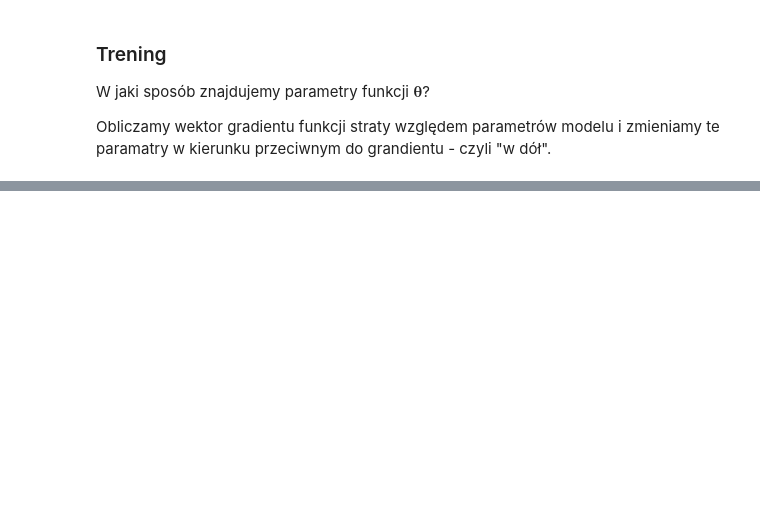
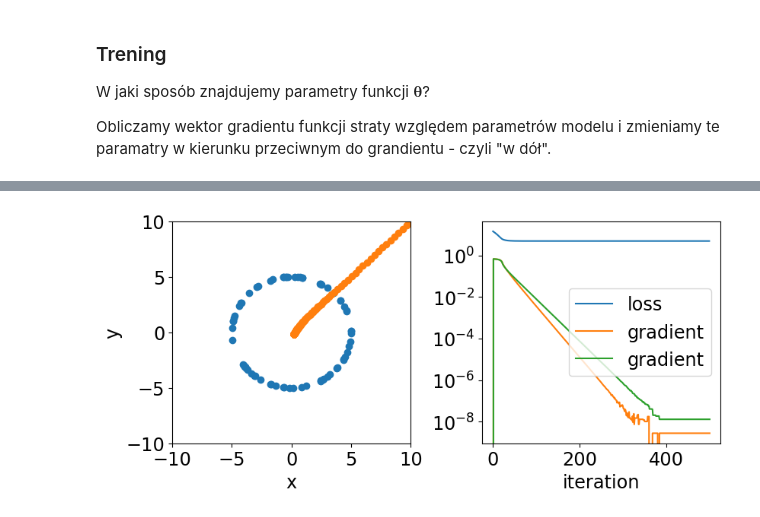
Before and after one commit to akalinow/UczenieMaszynoweII, a Jupyter notebook: 02_Uczenie_maszynowe_wprowadzenie.ipynb, the cells around one changed output, grey strips where cells are left out. Drawn from its saved outputs; the diff is of its cells as text; code cells hidden in the pictures; blank space fills up the shorter version.

```diff
--- a/02_Uczenie_maszynowe_wprowadzenie.ipynb
+++ b/02_Uczenie_maszynowe_wprowadzenie.ipynb
@@ -491,0 +778,71 @@ Jednym z najbardziej popularnych algormytów jest `adaptive moment estimation` -
+# %%
+%%time
+
+#Prepare the z dataset
+nx = 2000
+ny = 2000
+r = 5
+
+x = np.random.default_rng().uniform(-10,10,nx)
+y = np.random.default_rng().uniform(-10,10,ny)
+xv, yv = np.meshgrid(x, y)
+
+#use ineffective method to show the numpy filtering
+#abilities
+circleFilter = np.abs(xv**2 + yv**2 - r**2)<0.001
+xv = xv[circleFilter]
+yv = yv[circleFilter]
+z = np.array((xv,yv)).transpose()
+
+#BEGIN_SOLUTION
+#########
+#define loss function as a mean distance of a proposed point from
+#points in z dataset
+def lossFunction(p, z):
+    d = tf.subtract(z,p)
+    d = tf.sqrt(tf.math.reduce_sum(d**2, axis=1))
+    d = tf.math.reduce_mean(d)
+    #d = tf.math.reduce_max(d)
+    return d
+#########
+
+##Perform training loop
+weights = tf.Variable((10.0, 10.0), name="p")
+
+nIterations = 500
+lr = 0.5
+
+loss_history = []
+gradient_history = np.array([[0,0]])
+p_history = weights.numpy().reshape(-1,2)
+#loop over oterations
+for iter in range(0,nIterations):
+    #gradient tape preparation
+    with tf.GradientTape() as tape:
+            loss = lossFunction(weights, z)
+            gradient = tape.gradient(loss, weights)
+            loss_history.append(loss)
+            p_history = np.concatenate((p_history,weights.numpy().reshape(-1,2)), axis=0)
+            gradient_history = np.concatenate((gradient_history,gradient.numpy().reshape(-1,2)), axis=0)
+            weights.assign_sub(lr*gradient)
+####
+print(colored("p = ","blue"),"({:3.3f}, {:3.3f})".format(weights[0].numpy(), weights[1].numpy()))
+print(colored("Loss:","blue"),loss.numpy())
+fig, axes = plt.subplots(1,2, figsize=(8,4))
+axes[0].plot(xv, yv, marker='o', linestyle='none');
+axes[0].plot(p_history[:,0],p_history[:,1], marker='o', linestyle='none');
+axes[0].set_xlabel('x')
+axes[0].set_ylabel('y')
+axes[0].set_xlim( (-10,10))
+axes[0].set_ylim( (-10,10));
+
+axes[1].plot(loss_history,label="loss")
+axes[1].plot(gradient_history,label="gradient")
+axes[1].set_xlabel('iteration')
+axes[1].set_ylabel('')
+axes[1].set_yscale('log')
+axes[1].legend()
+plt.subplots_adjust(bottom=0.15, left=0.05, right=0.95, wspace=0.3)
+#END_SOLUTION
+pass
+# %% [output]
@@ -491,0 +853 @@ Jednym z najbardziej popularnych algormytów jest `adaptive moment estimation` -
+[figure, added]
```
Also changed, not shown: parts of 23 cells of this notebook.
